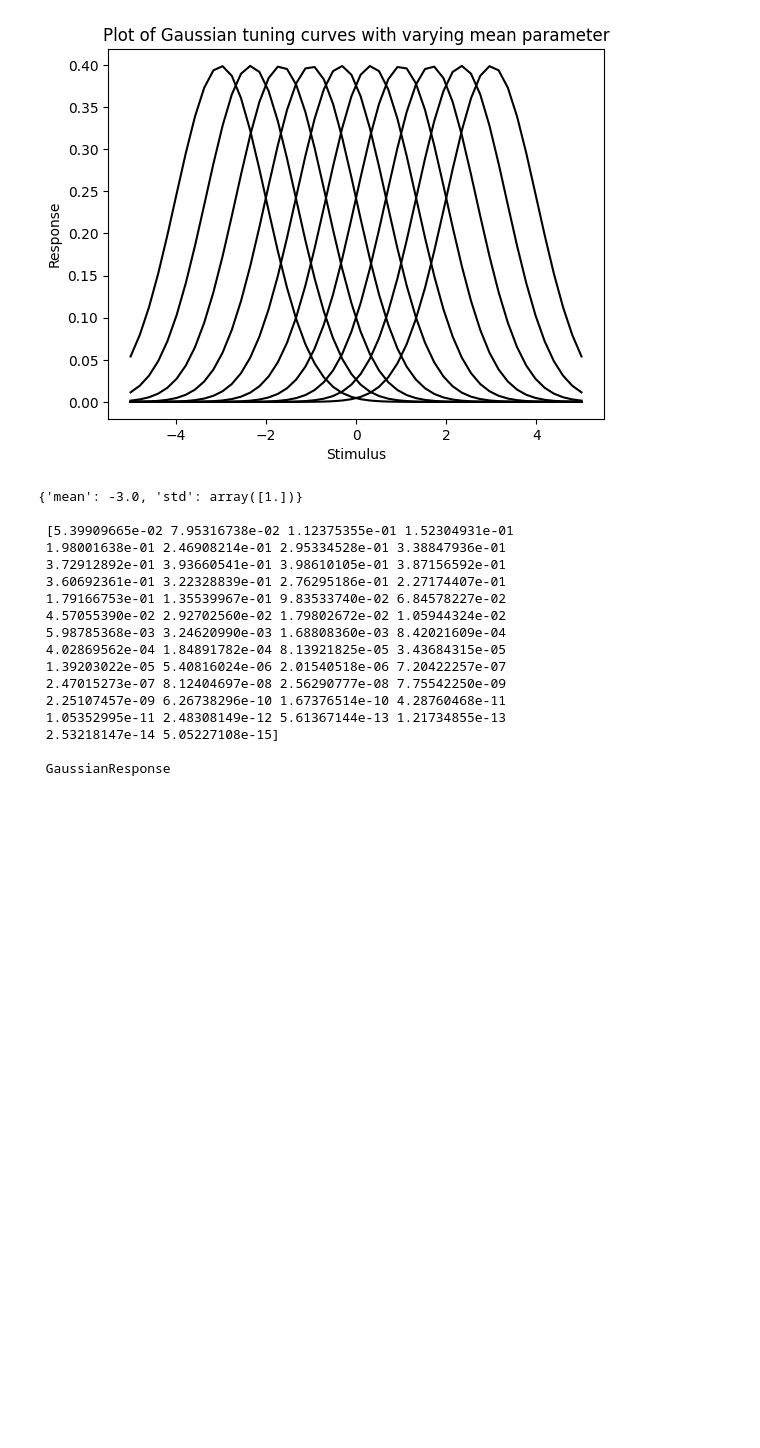
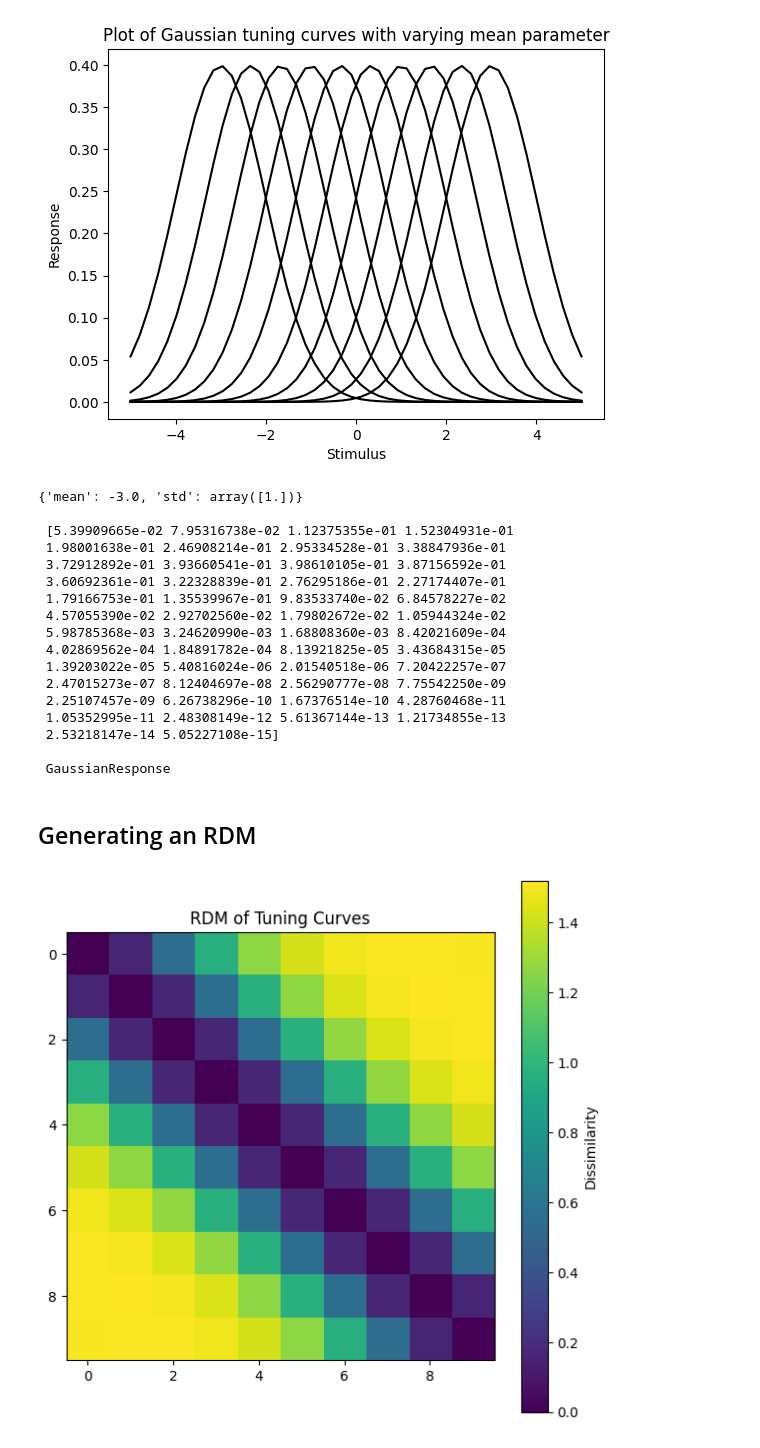
Before and after one commit to rates37/Build-Your-Own-Embedding, a Jupyter notebook: notebooks/example.ipynb, the cells around one changed output. Cells and saved outputs as stored; diff of their text form; code cells hidden in the pictures; blank space fills up the shorter version.

```diff
--- a/notebooks/example.ipynb
+++ b/notebooks/example.ipynb
@@ -67,3 +67,11 @@ print(
  2.53218147e-14 5.05227108e-15]
 
  GaussianResponse
+# %% [markdown]
+## Generating an RDM
+# %%
+responseSet = responses.ResponseSet(gaussianResponses)
+gaussianRDM = responseSet.compute_rdm(dissimilarity_metric=functional.inverse_correlation)
+functional.plot_rdm(gaussianRDM)
+# %% [output]
+[figure, added]
```
